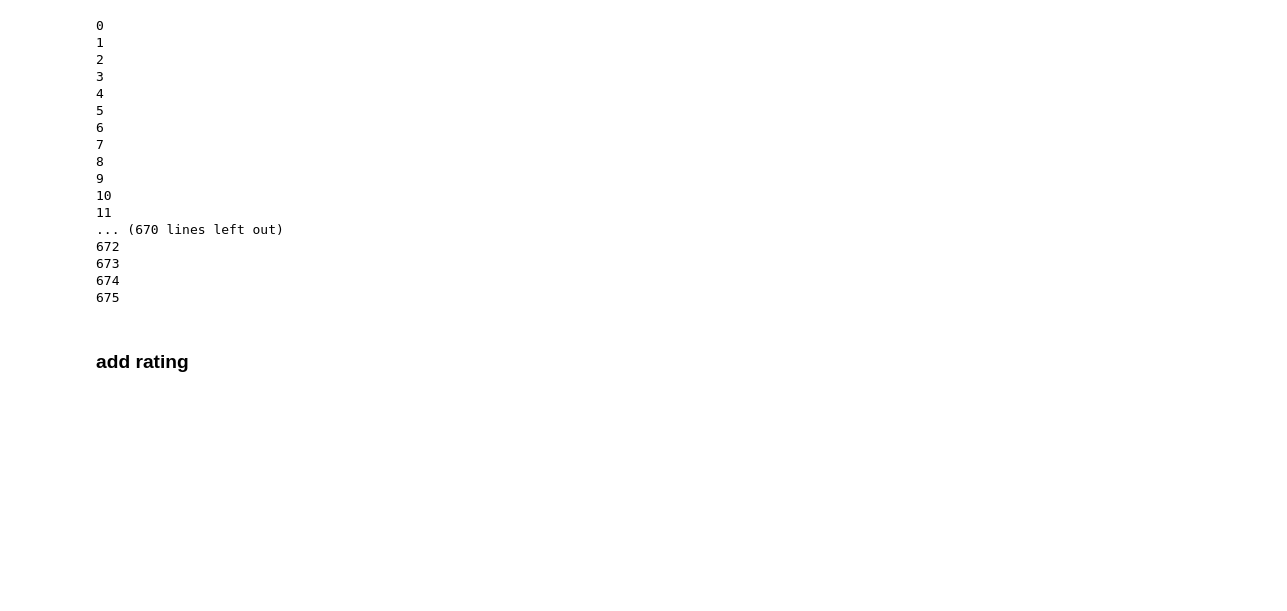
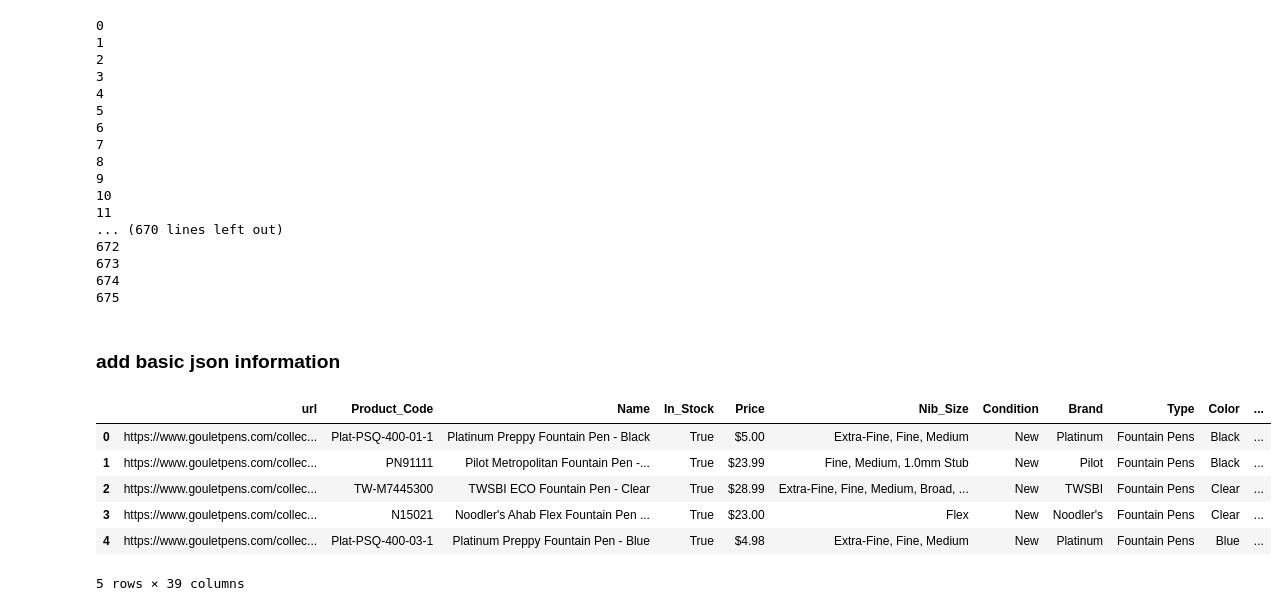
Before and after one commit to CesareGao/analysis_of_fountain_pen_purchase, a Jupyter notebook: collecting_data.ipynb, the cells around one changed output. Drawn from its saved outputs; the diff is of its cells as text; code cells hidden in the pictures; blank space fills up the shorter version.

Commit message:
finish all data collecting

```diff
--- a/collecting_data.ipynb
+++ b/collecting_data.ipynb
@@ -173,6 +173,17 @@ for i in range(pens_df.shape[0]):
 # %%
 pens_df.to_csv("fountain_pen_dataset.csv")
 # %% [markdown]
-### add rating
+### add basic json information
+# %%
+pens_df = pd.read_csv("fountain_pen_dataset.csv").drop(["Unnamed: 0","Unnamed: 0.1"],axis=1)
+pens_df.head()
+# %% [output]
+|  | url | Product_Code | Name | In_Stock | Price | Nib_Size | Condition | Brand | Type | Color | ... |
+| 0 | https://www.gouletpens.com/collec... | Plat-PSQ-400-01-1 | Platinum Preppy Fountain Pen - Black | True | $5.00 | Extra-Fine, Fine, Medium | New | Platinum | Fountain Pens | Black | ... |
+| 1 | https://www.gouletpens.com/collec... | PN91111 | Pilot Metropolitan Fountain Pen -... | True | $23.99 | Fine, Medium, 1.0mm Stub | New | Pilot | Fountain Pens | Black | ... |
+| 2 | https://www.gouletpens.com/collec... | TW-M7445300 | TWSBI ECO Fountain Pen - Clear | True | $28.99 | Extra-Fine, Fine, Medium, Broad, ... | New | TWSBI | Fountain Pens | Clear | ... |
+| 3 | https://www.gouletpens.com/collec... | N15021 | Noodler's Ahab Flex Fountain Pen ... | True | $23.00 | Flex | New | Noodler's | Fountain Pens | Clear | ... |
+| 4 | https://www.gouletpens.com/collec... | Plat-PSQ-400-03-1 | Platinum Preppy Fountain Pen - Blue | True | $4.98 | Extra-Fine, Fine, Medium | New | Platinum | Fountain Pens | Blue | ... |
+5 rows × 39 columns
 # %%
 import json
```
Also changed, not shown: parts of 4 cells of this notebook, 1 other file.
